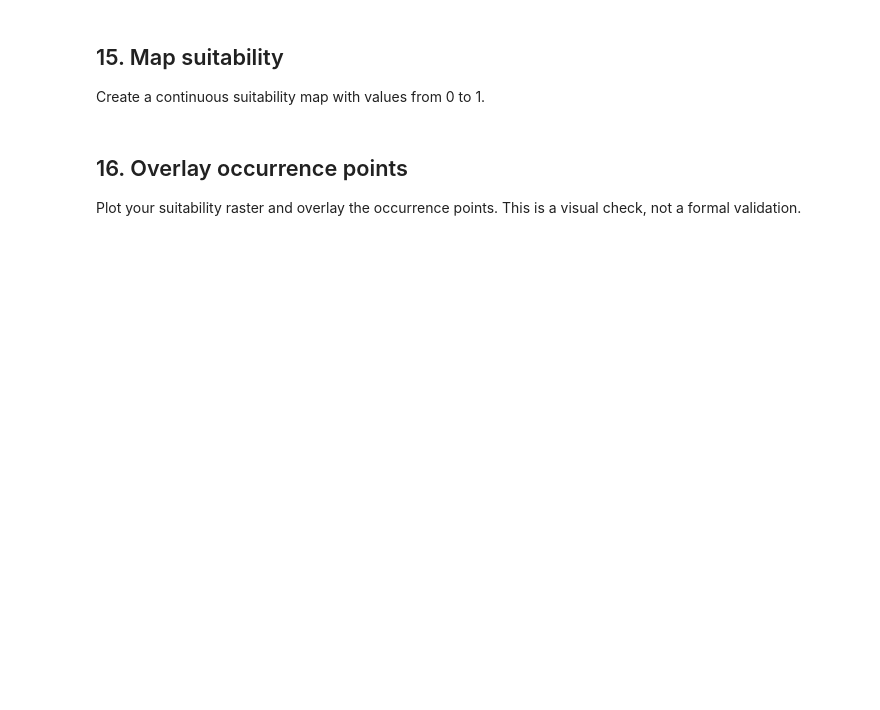
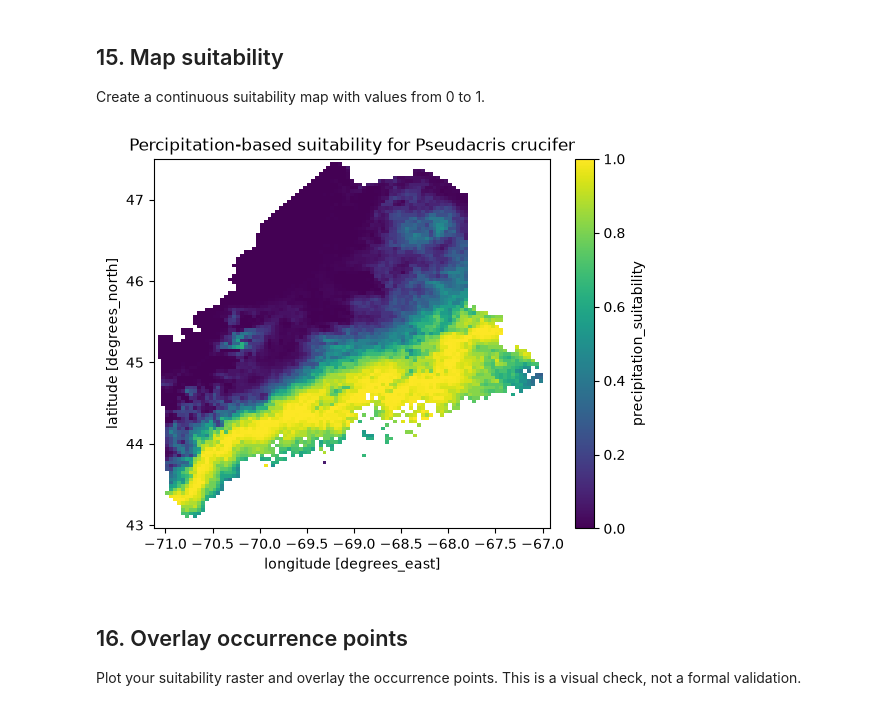
Before and after one commit to meganklutts/BIO597-SpatialBiodiversity, a Jupyter notebook: docs/assignments/Assignment-06-FirstPrinciplesSDM.ipynb, the cells around one changed output. Cells and saved outputs as stored; diff of their text form; code cells hidden in the pictures; blank space fills up the shorter version.

```diff
--- a/docs/assignments/Assignment-06-FirstPrinciplesSDM.ipynb
+++ b/docs/assignments/Assignment-06-FirstPrinciplesSDM.ipynb
@@ -177,3 +376,15 @@ Apply your suitability function to every cell in the environmental raster. Keep
 # Use xr.apply_ufunc() to apply environmental_suitability to the raster.
 # Store the result as suitability.
 # Mask cells where the environmental raster is missing.
+
+suitability = xr.apply_ufunc(
+    precipitation_suitability,
+    bio18_maine,
+    presence_mean,
+    presence_sd,
+)
+
+suitability = suitability.where(np.isfinite(bio18_maine))
+suitability = suitability.rio.write_crs(bio18_maine.rio.crs)
+suitability.name = "precipitation_suitability"
+suitability
@@ -183,6 +412,12 @@ Apply your suitability function to every cell in the environmental raster. Keep
 Create a continuous suitability map with values from 0 to 1.
 # %%
 # Plot the suitability raster.
+
+suitability.plot(vmin=0, vmax=1, cmap="viridis")
+plt.title(f"Percipitation-based suitability for {target_species}")
+plt.show()
+# %% [output]
+[figure, added]
 # %% [markdown]
 ## 16. Overlay occurrence points
 
```
Also changed, not shown: parts of 31 cells of this notebook.
